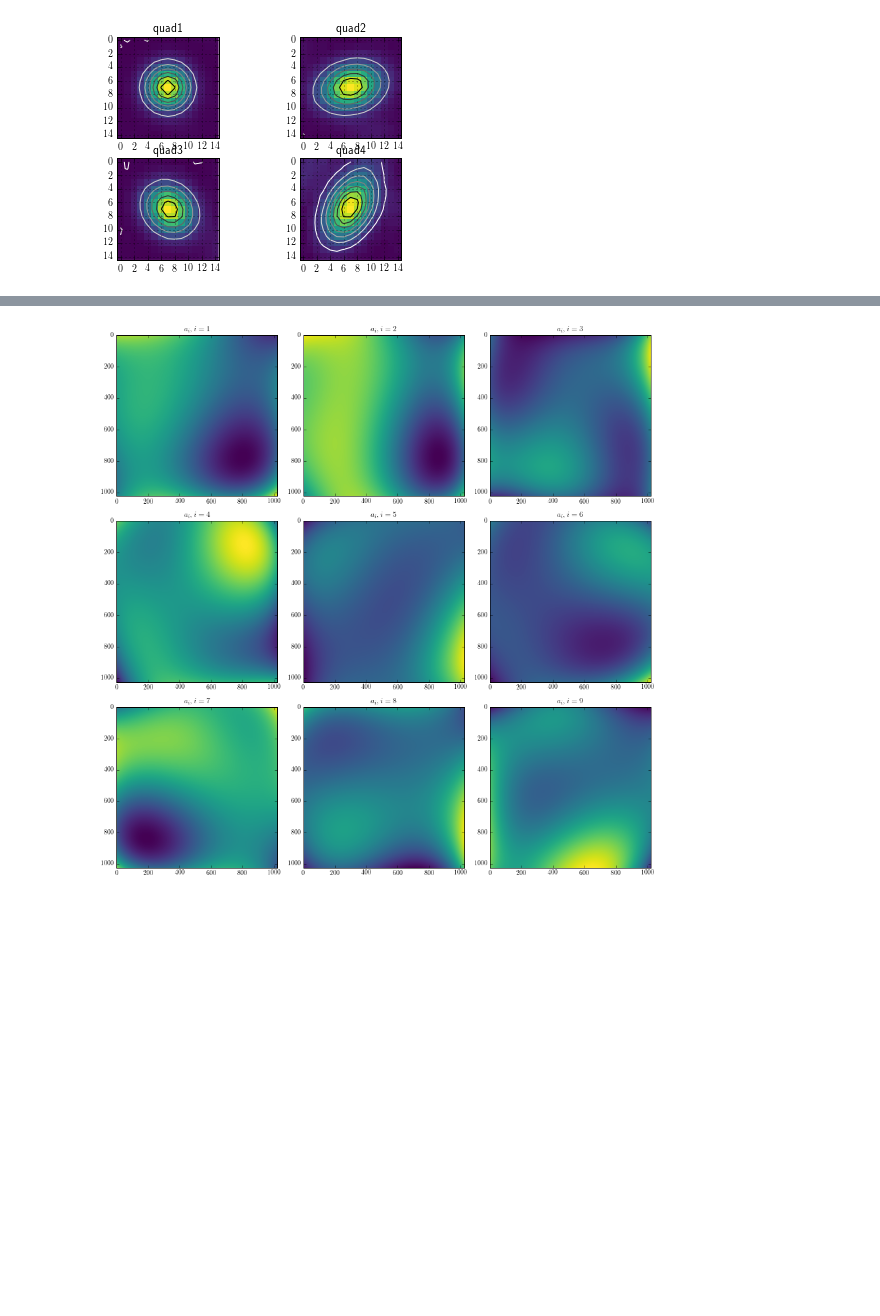
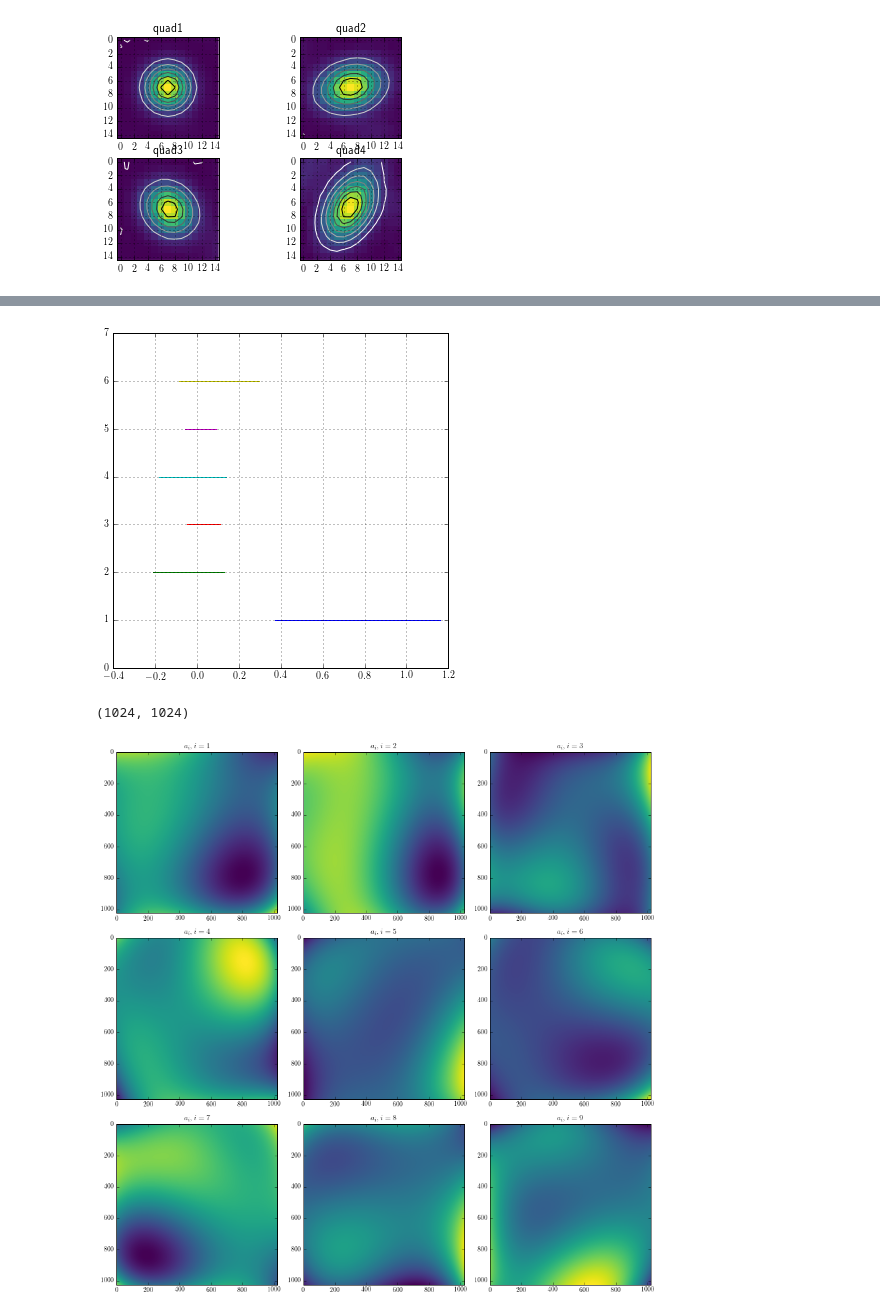
Before and after one commit to BrunoSanchez/presentaciones, a Jupyter notebook: AAA2016/slides/new_analysis.ipynb, the cells around one changed output, grey strips where cells are left out. Drawn from its saved outputs; the diff is of its cells as text; code cells hidden in the pictures; blank space fills up the shorter version.

```diff
--- a/AAA2016/slides/new_analysis.ipynb
+++ b/AAA2016/slides/new_analysis.ipynb
@@ -341,3 +345,26 @@ plt.savefig('afields_no_seaborn.pdf', dpi=400)
+# %%
+plt.figure(figsize=(6, 6))
+for i in range(len(a_fields)):
+    #lt.subplot(subplots[0], subplots[1], i+1)
+    field = a_fields[-(i+1)](x, y)
+
+    minim = np.min(field)
+    maxim = np.max(field)
+
+    plt.plot([minim, maxim], [i+1, i+1], '-')
+
+    #lt.title(r'$a_i, i = {}$'.format(i+1))
+    #plt.tight_layout()
+    #plt.colorbar(shrink=0.75, aspect=30)
+plt.grid()
+plt.ylim(0, 7)
+plt.savefig('rangos_afields.svg', dpi=400)
+# %% [output]
+[figure, added]
+# %%
+field.shape
+# %% [output]
+(1024, 1024)
 # %%
 utils.plot_afields(afields, imshape, nbook=True)
 # %% [output]
```
Also changed, not shown: parts of 19 cells of this notebook, 7 other files.
